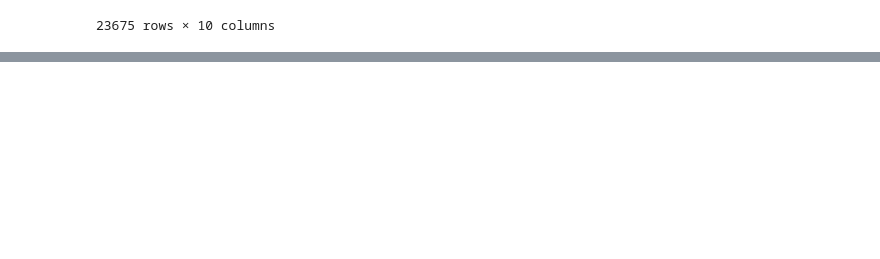
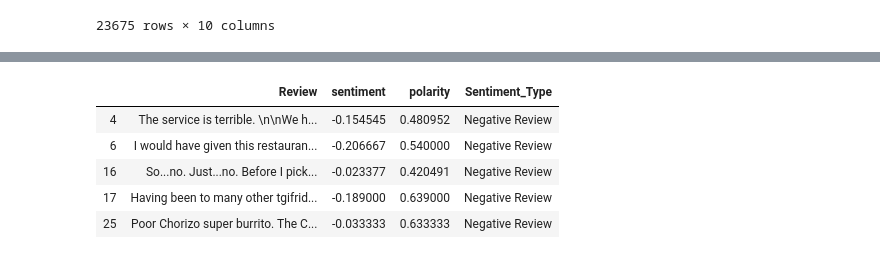
Before and after one commit to rnair7163/Restaurant-Recommendation-System-using-Yelp-Dataset, a Jupyter notebook: EDA/EDA-Business.ipynb, the cells around one changed output, grey strips where cells are left out. Drawn from its saved outputs; the diff is of its cells as text; code cells hidden in the pictures; blank space fills up the shorter version.

```diff
--- a/EDA/EDA-Business.ipynb
+++ b/EDA/EDA-Business.ipynb
@@ -354,0 +434,5 @@ Black_dog
+# %%
+for row in df_review_str:
+    blob = TextBlob(row)
+    bloblist_desc.append((row,blob.sentiment.polarity, blob.sentiment.subjectivity))
+    df_polarity_desc = pd.DataFrame(bloblist_desc, columns = ['Review','sentiment','polarity'])
@@ -354,0 +448,11 @@ Black_dog
+# %%
+def f(df_polarity_desc):
+    if df_polarity_desc['sentiment'] > 0:
+        val = "Positive Review"
+    elif df_polarity_desc['sentiment'] == 0:
+        val = "Neutral Review"
+    else:
+        val = "Negative Review"
+    return val
+# %%
+df_polarity_desc['Sentiment_Type'] =df_polarity_desc.apply(f,axis=1)
@@ -354,0 +465,12 @@ Black_dog
+# %%
+positive_reviews=df_polarity_desc[df_polarity_desc['Sentiment_Type']=='Positive Review']
+negative_reviews=df_polarity_desc[df_polarity_desc['Sentiment_Type']=='Negative Review']
+# %%
+negative_reviews.head()
+# %% [output]
+|  | Review | sentiment | polarity | Sentiment_Type |
+| 4 | The service is terrible. \n\nWe h... | -0.154545 | 0.480952 | Negative Review |
+| 6 | I would have given this restauran... | -0.206667 | 0.540000 | Negative Review |
+| 16 | So...no. Just...no. Before I pick... | -0.023377 | 0.420491 | Negative Review |
+| 17 | Having been to many other tgifrid... | -0.189000 | 0.639000 | Negative Review |
+| 25 | Poor Chorizo super burrito. The C... | -0.033333 | 0.633333 | Negative Review |
```
Also changed, not shown: parts of 21 cells of this notebook, 1 other file.
